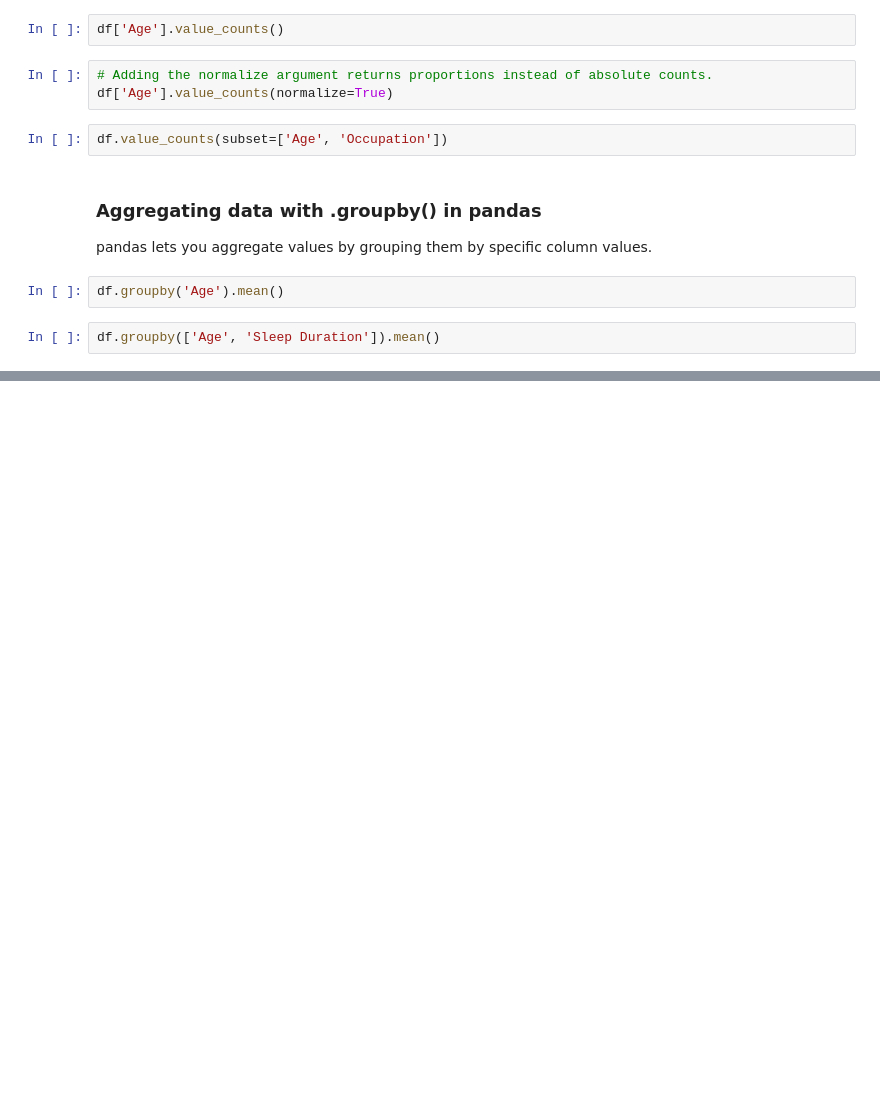
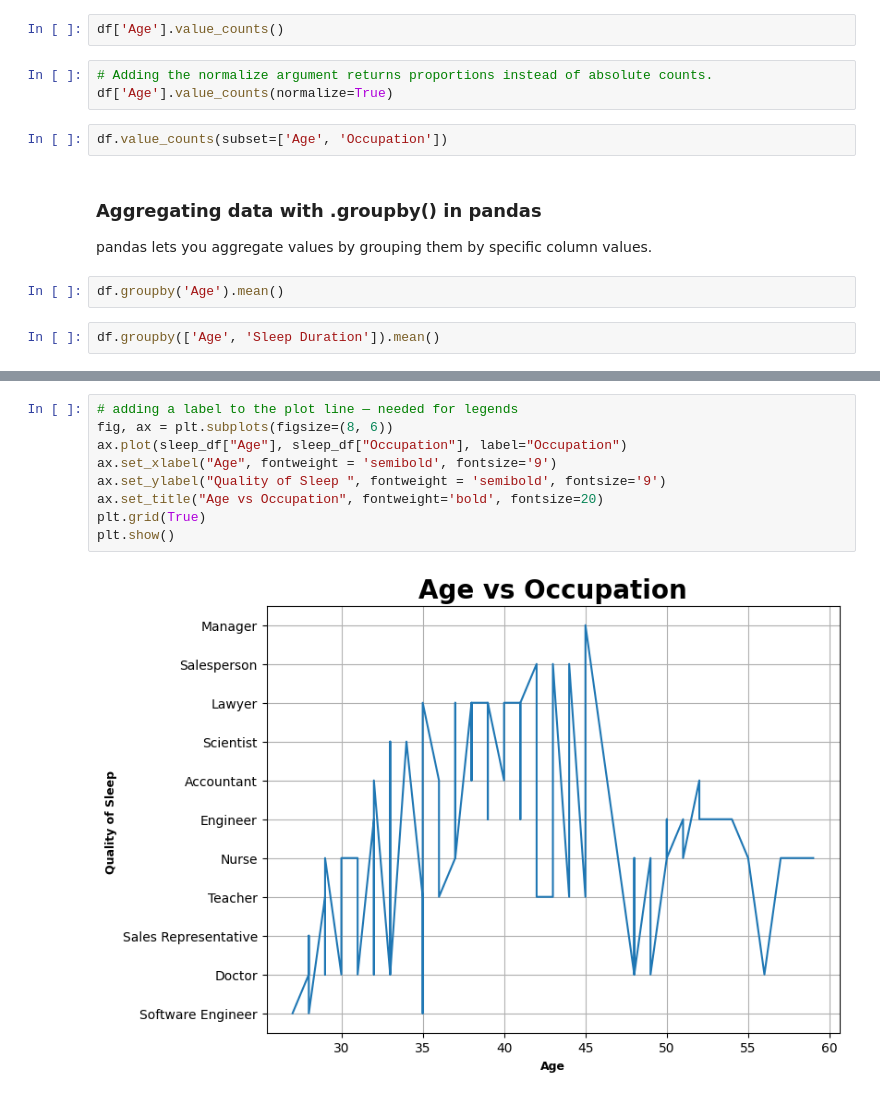
Before and after one commit to monicaiyb/sleep_tracker, a Jupyter notebook: seeta_data.ipynb, the cells around one changed output, grey strips where cells are left out. Cells and saved outputs as stored; diff of their text form; blank space fills up the shorter version.

```diff
--- a/seeta_data.ipynb
+++ b/seeta_data.ipynb
@@ -304,0 +338,11 @@ df.groupby(['Age', 'Sleep Duration']).mean()
+# %%
+# adding a label to the plot line — needed for legends
+fig, ax = plt.subplots(figsize=(8, 6))
+ax.plot(sleep_df["Age"], sleep_df["Occupation"], label="Occupation")
+ax.set_xlabel("Age", fontweight = 'semibold', fontsize='9')
+ax.set_ylabel("Quality of Sleep ", fontweight = 'semibold', fontsize='9')
+ax.set_title("Age vs Occupation", fontweight='bold', fontsize=20)
+plt.grid(True)
+plt.show()
+# %% [output]
+[figure, added]
```
Also changed, not shown: parts of 12 cells of this notebook, 2 other files.
